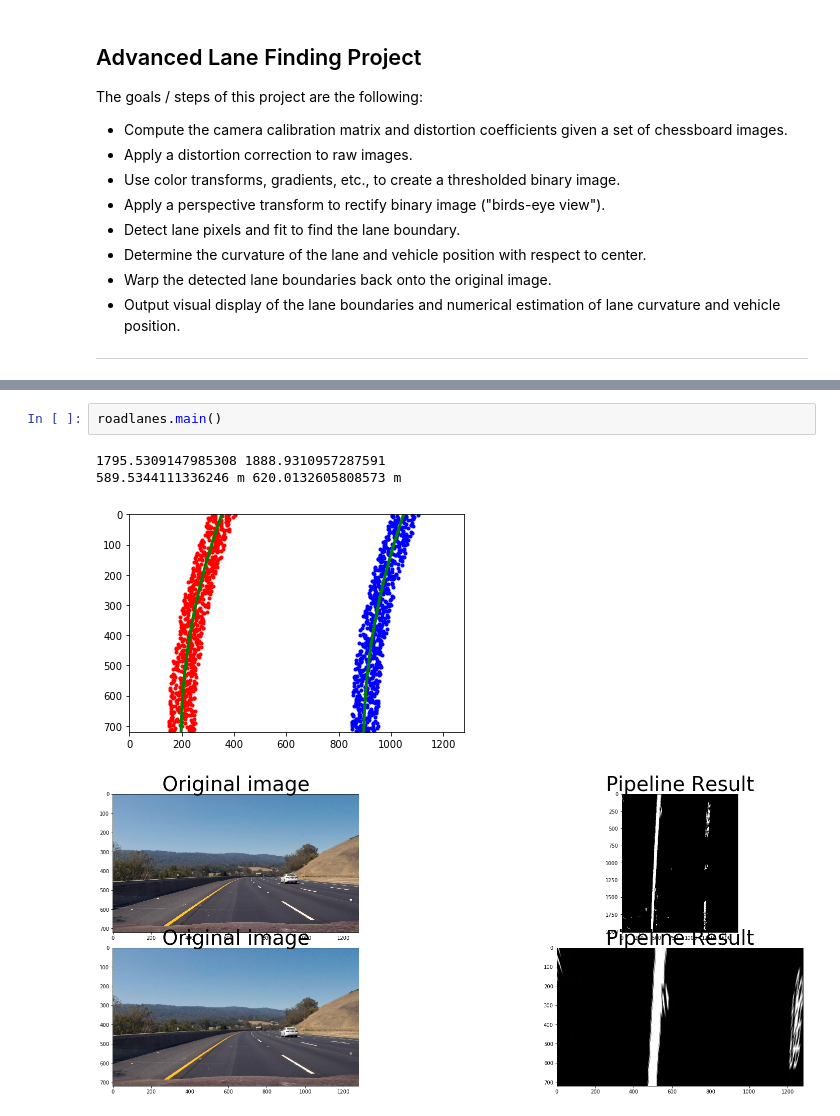
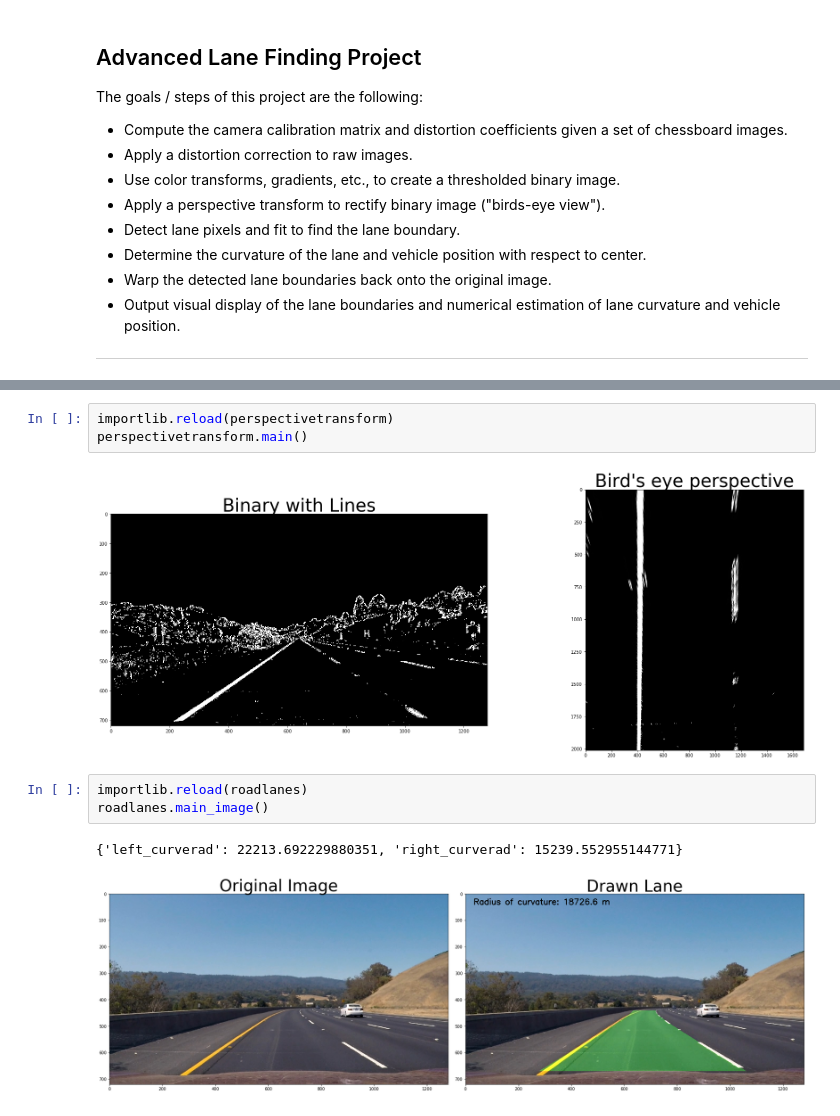
Before and after one commit to rbiegacz/Udacity-CarND, a Jupyter notebook: CarND-Advanced-Lane-Lines-master/adv_lane_lines.ipynb, the cells around one changed output, grey strips where cells are left out. Saved outputs shown, nothing was run; the diff lists cells and outputs as text.

```diff
--- a/CarND-Advanced-Lane-Lines-master/adv_lane_lines.ipynb
+++ b/CarND-Advanced-Lane-Lines-master/adv_lane_lines.ipynb
@@ -81,7 +49,11 @@ plt.show()
-# %%
-roadlanes.main()
-# %% [output]
-1795.5309147985308 1888.9310957287591
-589.5344111336246 m 620.0132605808573 m
-[figure, removed]
-[figure, removed]
+# %%
+importlib.reload(perspectivetransform)
+perspectivetransform.main()
+# %% [output]
+[figure, added]
+# %%
+importlib.reload(roadlanes)
+roadlanes.main_image()
+# %% [output]
+{'left_curverad': 22213.692229880351, 'right_curverad': 15239.552955144771}
+[figure, added]
```
Also changed, not shown: parts of 12 cells of this notebook.
